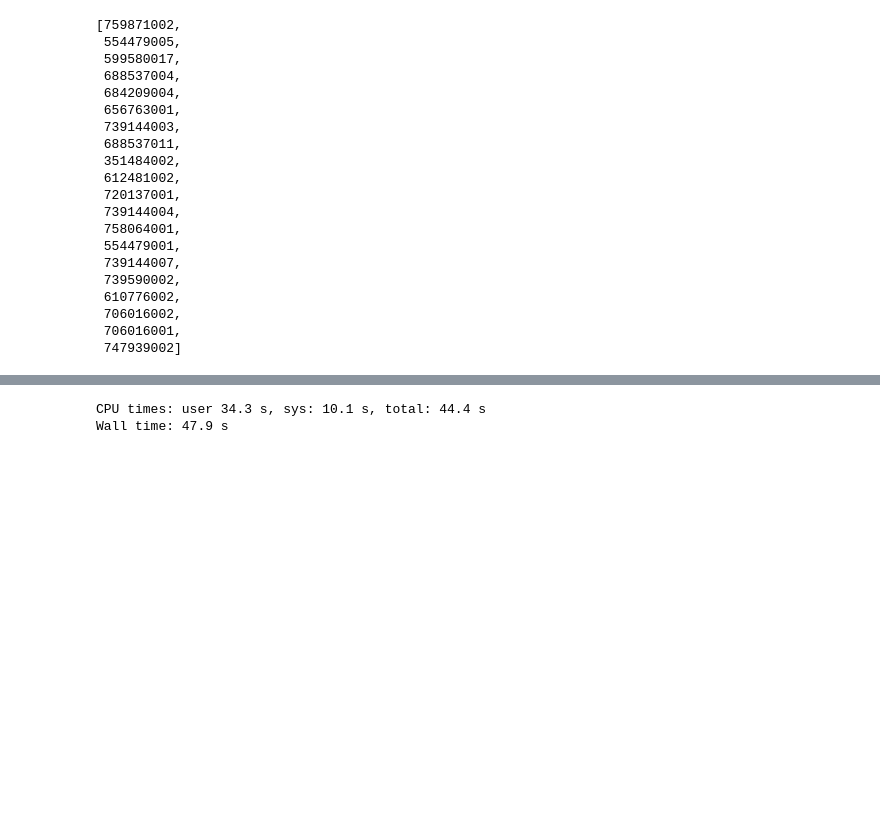
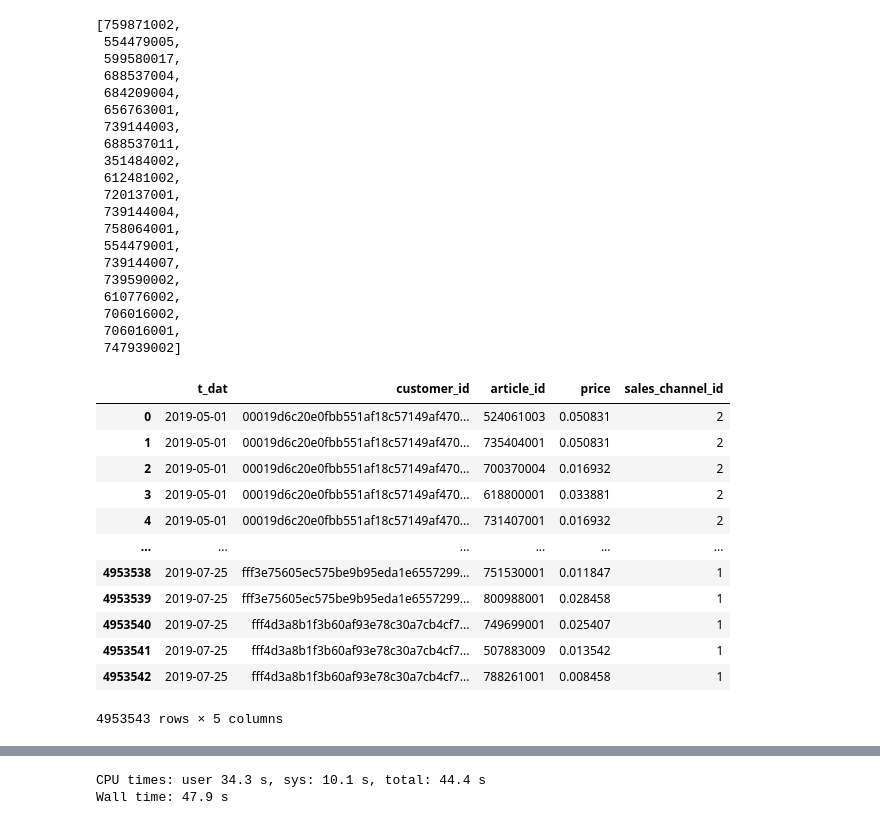
Before and after one commit to alexkychen/HMproduct, a Jupyter notebook: notebook/1. Exploratory Data Analysis.ipynb, the cells around one changed output, grey strips where cells are left out. Saved outputs shown, nothing was run; the diff lists cells and outputs as text; code cells hidden in the pictures; blank space fills up the shorter version.

```diff
--- a/notebook/1. Exploratory Data Analysis.ipynb
+++ b/notebook/1. Exploratory Data Analysis.ipynb
@@ -103,3 +103,22 @@ top20_article_id
  706016002,
  706016001,
  747939002]
+# %%
+#Get training data from 2019-5-1 to 2019-7-25
+mask_train = (transaction_raw.t_dat >= '2019-05-01') & (transaction_raw.t_dat <= '2019-07-25')
+train_raw = transaction_raw.loc[mask_train].reset_index(drop=True)
+train_raw
+# %% [output]
+|  | t_dat | customer_id | article_id | price | sales_channel_id |
+| 0 | 2019-05-01 | 00019d6c20e0fbb551af18c57149af470... | 524061003 | 0.050831 | 2 |
+| 1 | 2019-05-01 | 00019d6c20e0fbb551af18c57149af470... | 735404001 | 0.050831 | 2 |
+| 2 | 2019-05-01 | 00019d6c20e0fbb551af18c57149af470... | 700370004 | 0.016932 | 2 |
+| 3 | 2019-05-01 | 00019d6c20e0fbb551af18c57149af470... | 618800001 | 0.033881 | 2 |
+| 4 | 2019-05-01 | 00019d6c20e0fbb551af18c57149af470... | 731407001 | 0.016932 | 2 |
+| ... | ... | ... | ... | ... | ... |
+| 4953538 | 2019-07-25 | fff3e75605ec575be9b95eda1e6557299... | 751530001 | 0.011847 | 1 |
+| 4953539 | 2019-07-25 | fff3e75605ec575be9b95eda1e6557299... | 800988001 | 0.028458 | 1 |
+| 4953540 | 2019-07-25 | fff4d3a8b1f3b60af93e78c30a7cb4cf7... | 749699001 | 0.025407 | 1 |
+| 4953541 | 2019-07-25 | fff4d3a8b1f3b60af93e78c30a7cb4cf7... | 507883009 | 0.013542 | 1 |
+| 4953542 | 2019-07-25 | fff4d3a8b1f3b60af93e78c30a7cb4cf7... | 788261001 | 0.008458 | 1 |
+4953543 rows × 5 columns
```
Also changed, not shown: parts of 16 cells of this notebook, 1 other file.
